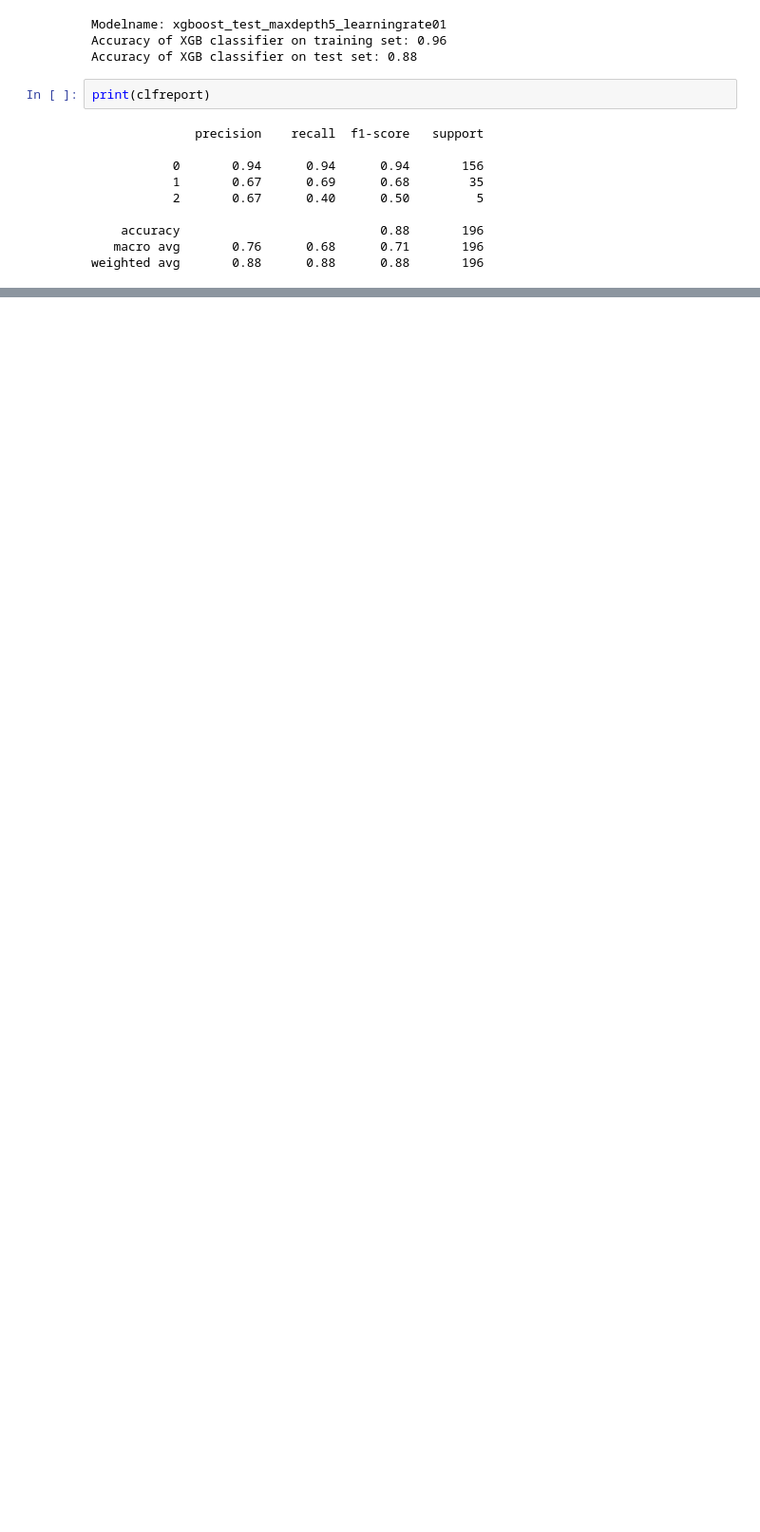
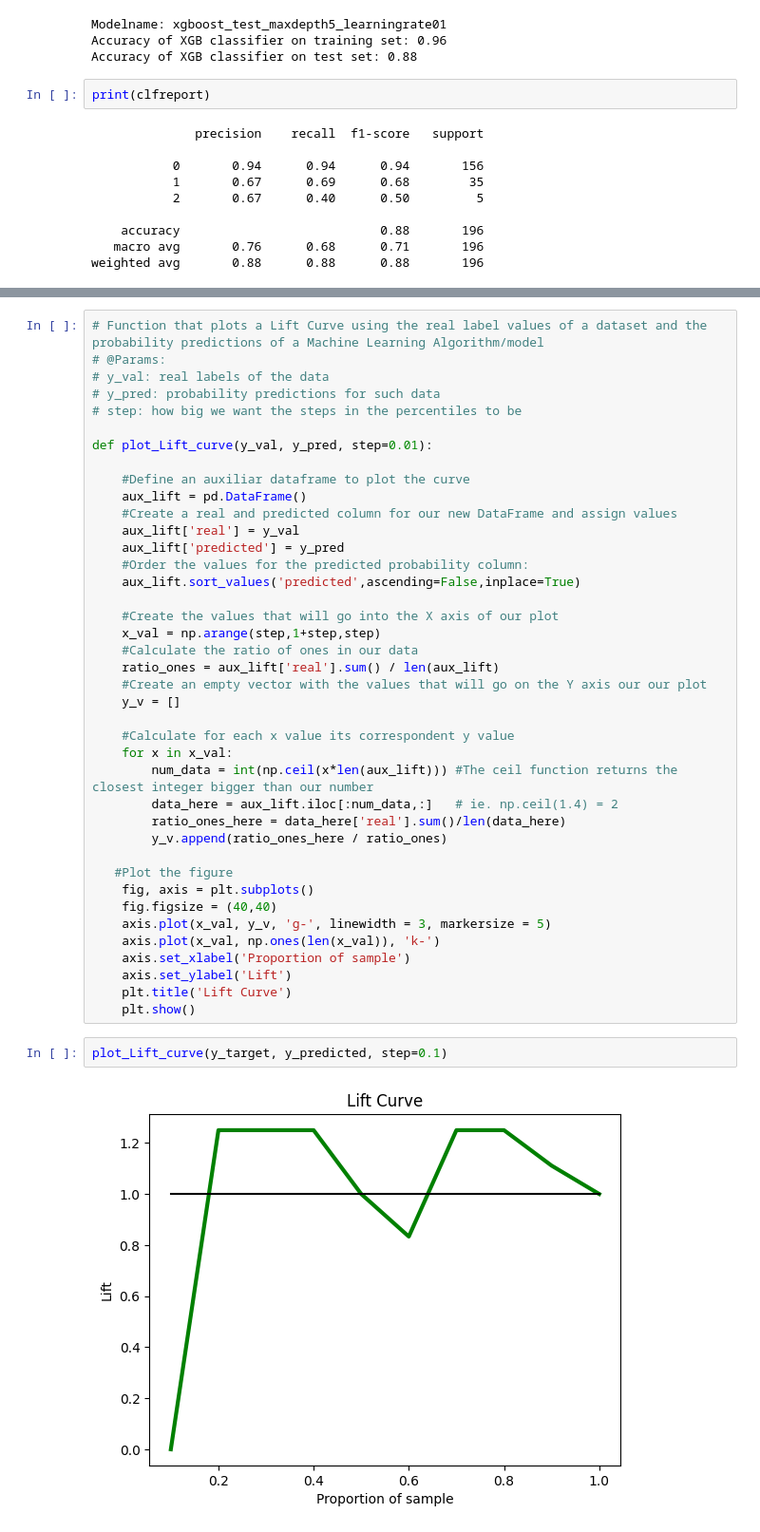
Before and after one commit to OnurKerimoglu/ML-sandbox, a Jupyter notebook: mlflow/examples/CLV/CLV_prediction.ipynb, the cells around one changed output, grey strips where cells are left out. Shown at 95% size. Drawn from its saved outputs; the diff is of its cells as text; blank space fills up the shorter version.

```diff
--- a/mlflow/examples/CLV/CLV_prediction.ipynb
+++ b/mlflow/examples/CLV/CLV_prediction.ipynb
@@ -169,0 +287,44 @@ weighted avg       0.88      0.88      0.88       196
+# %%
+# Function that plots a Lift Curve using the real label values of a dataset and the probability predictions of a Machine Learning Algorithm/model
+# @Params:
+# y_val: real labels of the data
+# y_pred: probability predictions for such data
+# step: how big we want the steps in the percentiles to be
+
+def plot_Lift_curve(y_val, y_pred, step=0.01):
+
+    #Define an auxiliar dataframe to plot the curve
+    aux_lift = pd.DataFrame()
+    #Create a real and predicted column for our new DataFrame and assign values
+    aux_lift['real'] = y_val
+    aux_lift['predicted'] = y_pred
+    #Order the values for the predicted probability column:
+    aux_lift.sort_values('predicted',ascending=False,inplace=True)
+
+    #Create the values that will go into the X axis of our plot
+    x_val = np.arange(step,1+step,step)
+    #Calculate the ratio of ones in our data
+    ratio_ones = aux_lift['real'].sum() / len(aux_lift)
+    #Create an empty vector with the values that will go on the Y axis our our plot
+    y_v = []
+
+    #Calculate for each x value its correspondent y value
+    for x in x_val:
+        num_data = int(np.ceil(x*len(aux_lift))) #The ceil function returns the closest integer bigger than our number
+        data_here = aux_lift.iloc[:num_data,:]   # ie. np.ceil(1.4) = 2
+        ratio_ones_here = data_here['real'].sum()/len(data_here)
+        y_v.append(ratio_ones_here / ratio_ones)
+
+   #Plot the figure
+    fig, axis = plt.subplots()
+    fig.figsize = (40,40)
+    axis.plot(x_val, y_v, 'g-', linewidth = 3, markersize = 5)
+    axis.plot(x_val, np.ones(len(x_val)), 'k-')
+    axis.set_xlabel('Proportion of sample')
+    axis.set_ylabel('Lift')
+    plt.title('Lift Curve')
+    plt.show()
+# %%
+plot_Lift_curve(y_target, y_predicted, step=0.1)
+# %% [output]
+[figure, added]
```
Also changed, not shown: parts of 7 cells of this notebook, 3 other files.
